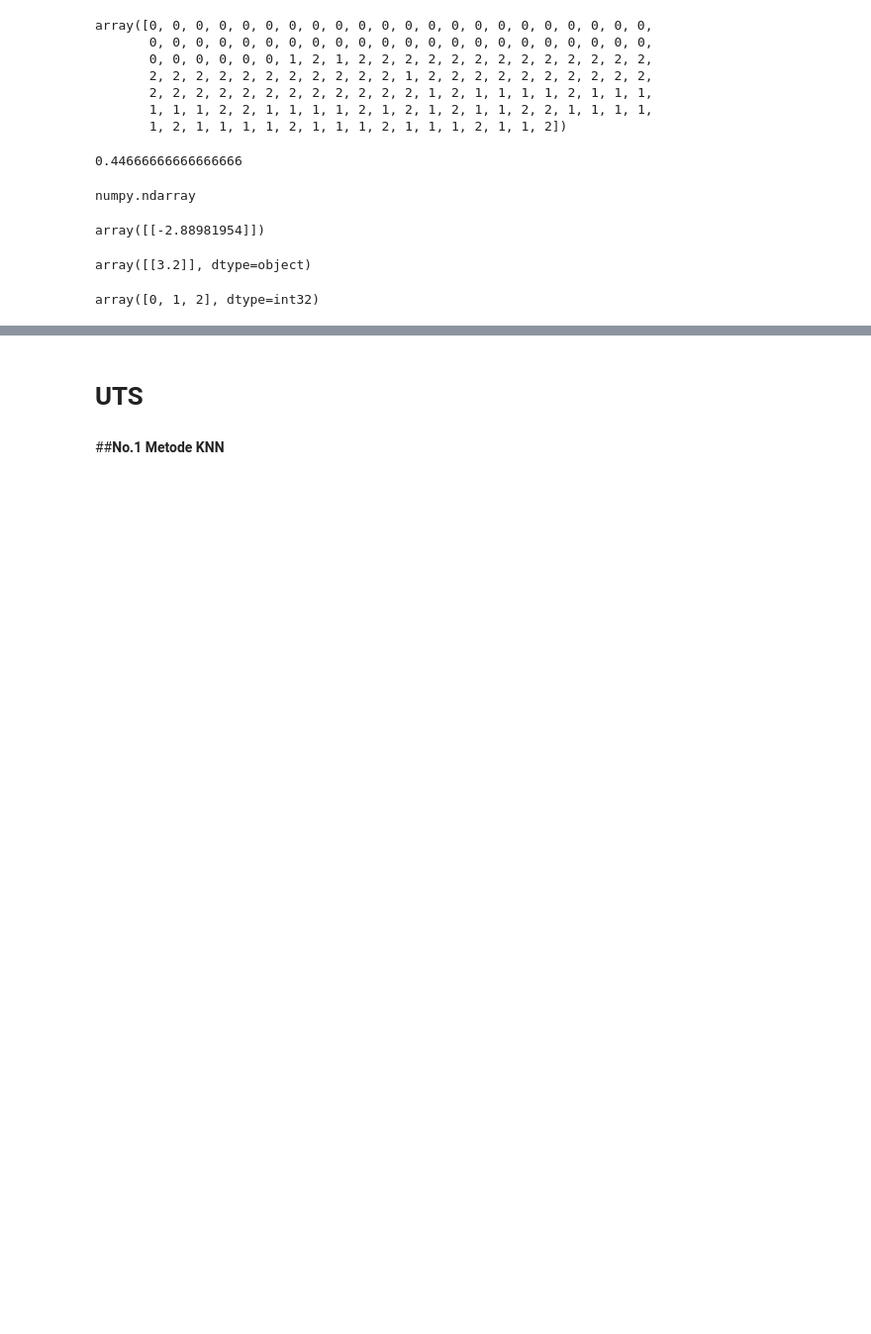
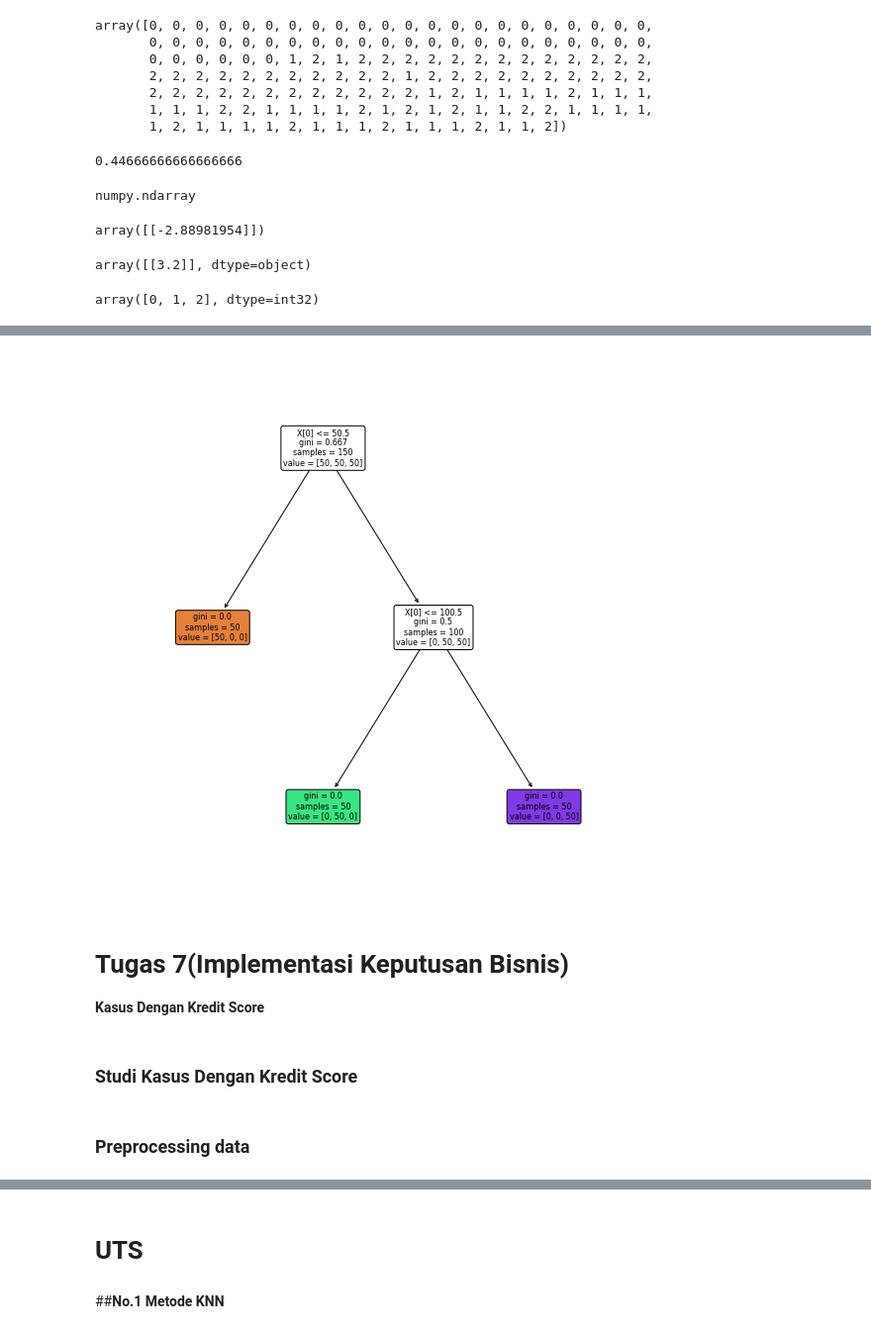
Before and after one commit to DwiAqilahP/datamining, a Jupyter notebook: _sources/PenambanganData.ipynb, the cells around one changed output, grey strips where cells are left out. Shown at 99% size. Saved outputs shown, nothing was run; the diff lists cells and outputs as text; code cells hidden in the pictures; blank space fills up the shorter version.

```diff
--- a/_sources/PenambanganData.ipynb
+++ b/_sources/PenambanganData.ipynb
@@ -1010,0 +1054,10 @@ array([0, 1, 2], dtype=int32)
+# %%
+import numpy as np # linear algebra
+import pandas as pd # data processing, CSV file I/O (e.g. pd.read_csv)
+import matplotlib.pyplot as plt
+from sklearn.metrics import accuracy_score
+from sklearn import tree
+import seaborn as sns
+
+url = 'https://raw.githubusercontent.com/DwiAqilahP/datamining/main/Iris%20(1).csv'
+data = pd.read_csv(url)
@@ -1010,0 +1078,24 @@ array([0, 1, 2], dtype=int32)
+# %%
+y = data["Species"]
+X = data.drop(columns=["Species"])
+clf = tree.DecisionTreeClassifier(criterion="gini")
+clf = clf.fit(X, y)
+# %%
+#plt the figure, setting a black background
+plt.figure(figsize=(10,10))
+#create the tree plot
+a = tree.plot_tree(clf,
+                   rounded = True,
+                   filled = True,
+                   fontsize=8)
+#show the plot
+plt.show()
+# %% [output]
+[figure, added]
+# %% [markdown]
+# **Tugas 7(Implementasi Keputusan Bisnis)**
+**Kasus Dengan Kredit Score**
+# %% [markdown]
+### Studi Kasus Dengan Kredit Score
+# %% [markdown]
+### Preprocessing data
```
Also changed, not shown: parts of 168 cells of this notebook, 24 other files.
